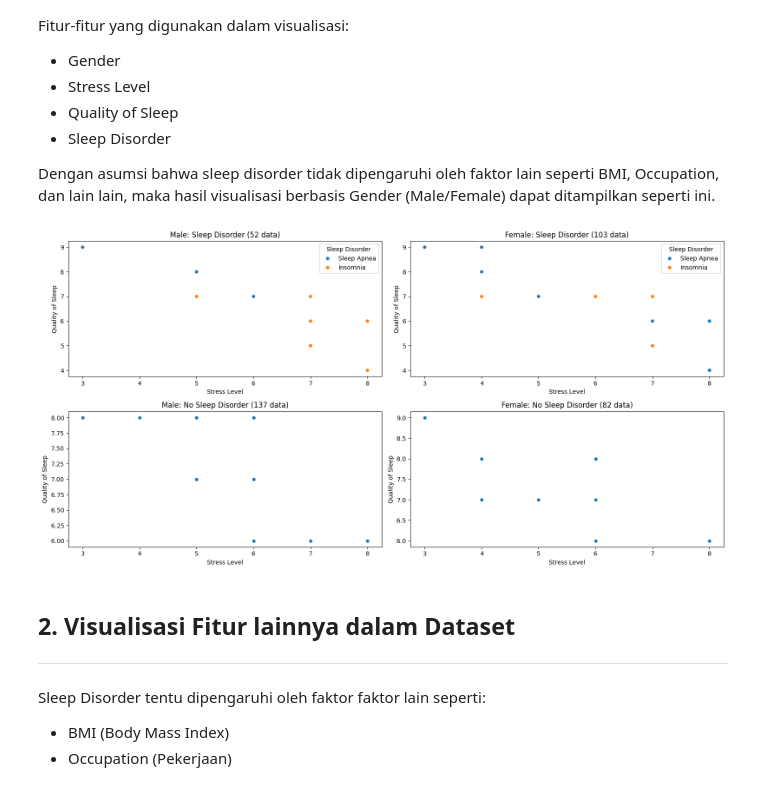
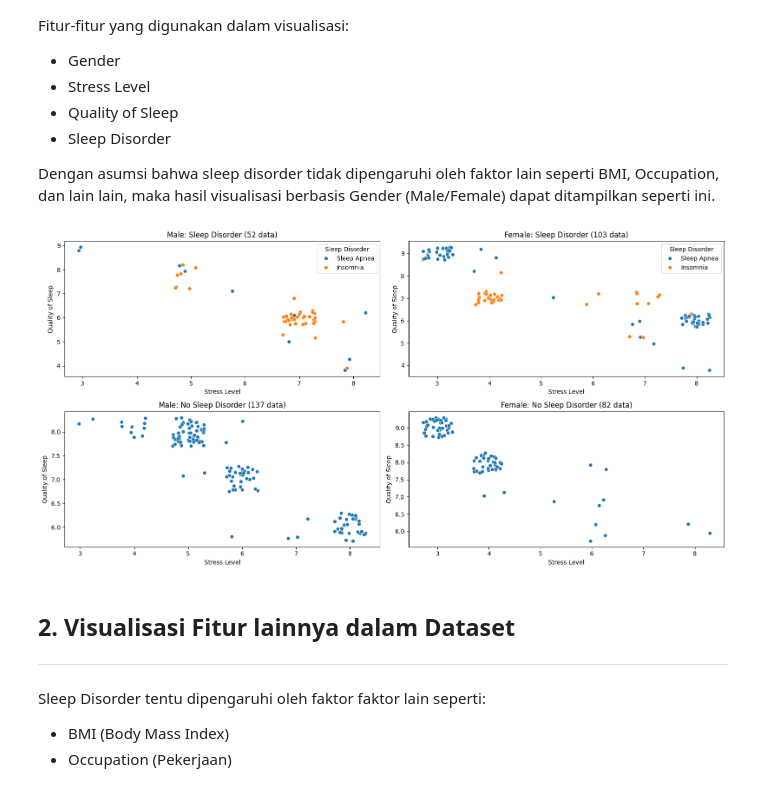
Before and after one commit to LCoder-FILE/TK_MachLearn, a Jupyter notebook: UTS/Code/main.ipynb, the cells around one changed output. Drawn from its saved outputs; the diff is of its cells as text; code cells hidden in the pictures.

Commit message:
Added markdowns and fixed visualization

```diff
--- a/UTS/Code/main.ipynb
+++ b/UTS/Code/main.ipynb
@@ -121,6 +123,18 @@ male_disorder_df = male_df[~male_df['Sleep Disorder'].isnull()]
 female_disorder_df = female_df[~female_df['Sleep Disorder'].isnull()]
 male_non_disorder_df = male_df[male_df['Sleep Disorder'].isnull()]
 female_non_disorder_df = female_df[female_df['Sleep Disorder'].isnull()]
+
+jitter_val = 0.3
+male_disorder_df['Quality of Sleep'] = male_disorder_df['Quality of Sleep'] + np.random.uniform(-jitter_val, jitter_val, size=male_disorder_df.shape[0])
+female_disorder_df['Quality of Sleep'] = female_disorder_df['Quality of Sleep'] + np.random.uniform(-jitter_val, jitter_val, size=female_disorder_df.shape[0])
+male_non_disorder_df['Quality of Sleep'] = male_non_disorder_df['Quality of Sleep'] + np.random.uniform(-jitter_val, jitter_val, size=male_non_disorder_df.shape[0])
+female_non_disorder_df['Quality of Sleep'] = female_non_disorder_df['Quality of Sleep'] + np.random.uniform(-jitter_val, jitter_val, size=female_non_disorder_df.shape[0])
+
+male_disorder_df['Stress Level'] = male_disorder_df['Stress Level'] + np.random.uniform(-jitter_val, jitter_val, size=male_disorder_df.shape[0])
+female_disorder_df['Stress Level'] = female_disorder_df['Stress Level'] + np.random.uniform(-jitter_val, jitter_val, size=female_disorder_df.shape[0])
+male_non_disorder_df['Stress Level'] = male_non_disorder_df['Stress Level'] + np.random.uniform(-jitter_val, jitter_val, size=male_non_disorder_df.shape[0])
+female_non_disorder_df['Stress Level'] = female_non_disorder_df['Stress Level'] + np.random.uniform(-jitter_val, jitter_val, size=female_non_disorder_df.shape[0])
+
 
 # With Sleep Disorder
 
@@ -144,34 +158,34 @@ sns.scatterplot(
 )
 plt.title(f'Female: Sleep Disorder ({female_disorder_df.shape[0]} data)')
 plt.xlabel('Stress Level')
 plt.ylabel('Quality of Sleep')
 
 # Without Sleep Disorder
 
 plt.subplot(2,2,3)
 sns.scatterplot(
     data=male_non_disorder_df,
     x='Stress Level',
     y='Quality of Sleep'
 )
 plt.title(f'Male: No Sleep Disorder ({male_non_disorder_df.shape[0]} data)')
 plt.xlabel('Stress Level')
 plt.ylabel('Quality of Sleep')
 
 plt.subplot(2,2,4)
 sns.scatterplot(
     data=female_non_disorder_df,
     x='Stress Level',
     y='Quality of Sleep'
 )
 plt.title(f'Female: No Sleep Disorder ({female_non_disorder_df.shape[0]} data)')
 plt.xlabel('Stress Level')
 plt.ylabel('Quality of Sleep')
 
 plt.tight_layout()
 plt.show()
 # %% [output]
-[figure, old version]
+[figure, new version]
 # %% [markdown]
 ## 2. Visualisasi Fitur lainnya dalam Dataset
 ---
```
Also changed, not shown: parts of 49 cells of this notebook.
